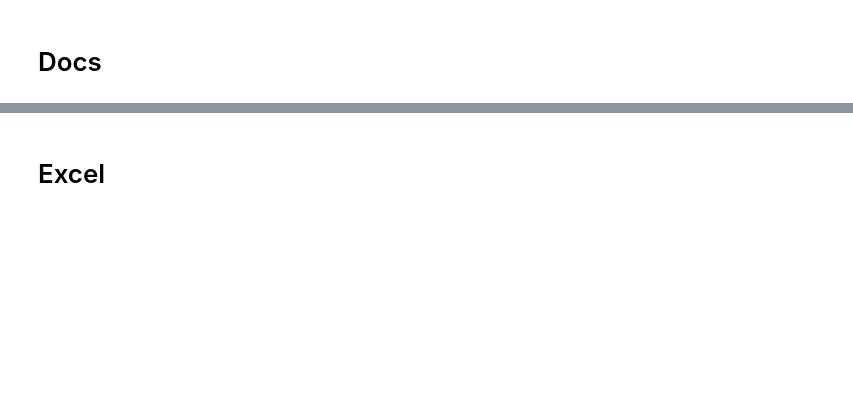
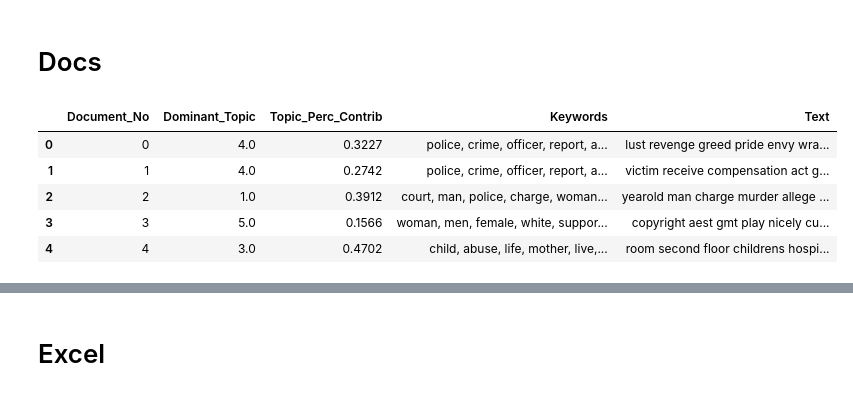
Before and after one commit to soda-lab/media-cloud, a Jupyter notebook: Topic Modelling.ipynb, the cells around one changed output, grey strips where cells are left out. Saved outputs shown, nothing was run; the diff lists cells and outputs as text; code cells hidden in the pictures; blank space fills up the shorter version.

```diff
--- a/Topic Modelling.ipynb
+++ b/Topic Modelling.ipynb
@@ -316,9 +381,17 @@ def format_topics_sentences(ldamodel, corpus=corpus, texts=data_filtered):
 # %%
 df_topic_sents_keywords = format_topics_sentences(ldamodel=model, corpus=corpus, texts=data_filtered)
 
 # Format
 df_dominant_topic = df_topic_sents_keywords.reset_index()
 df_dominant_topic.columns = ['Document_No', 'Dominant_Topic', 'Topic_Perc_Contrib', 'Keywords', 'Text']
+df_dominant_topic.head()
+# %% [output]
+|  | Document_No | Dominant_Topic | Topic_Perc_Contrib | Keywords | Text |
+| 0 | 0 | 4.0 | 0.3227 | police, crime, officer, report, a... | lust revenge greed pride envy wra... |
+| 1 | 1 | 4.0 | 0.2742 | police, crime, officer, report, a... | victim receive compensation act g... |
+| 2 | 2 | 1.0 | 0.3912 | court, man, police, charge, woman... | yearold man charge murder allege ... |
+| 3 | 3 | 5.0 | 0.1566 | woman, men, female, white, suppor... | copyright aest gmt play nicely cu... |
+| 4 | 4 | 3.0 | 0.4702 | child, abuse, life, mother, live,... | room second floor childrens hospi... |
 # %%
 # Group top n Tweets under each topic
 sent_topics_sorteddf_mallet = pd.DataFrame()
```
Also changed, not shown: parts of 32 cells of this notebook, 1 other file.
